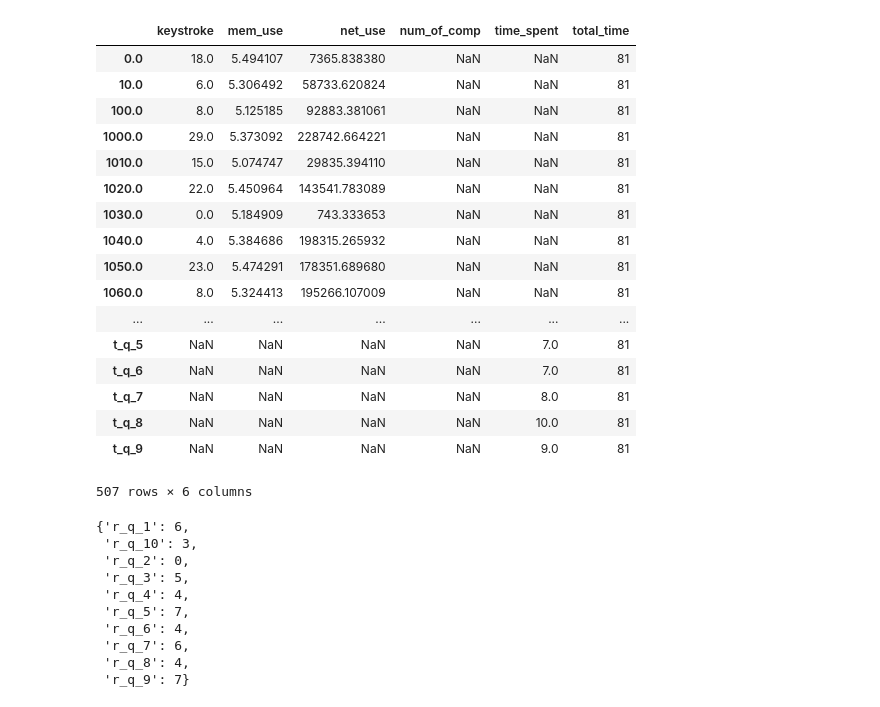
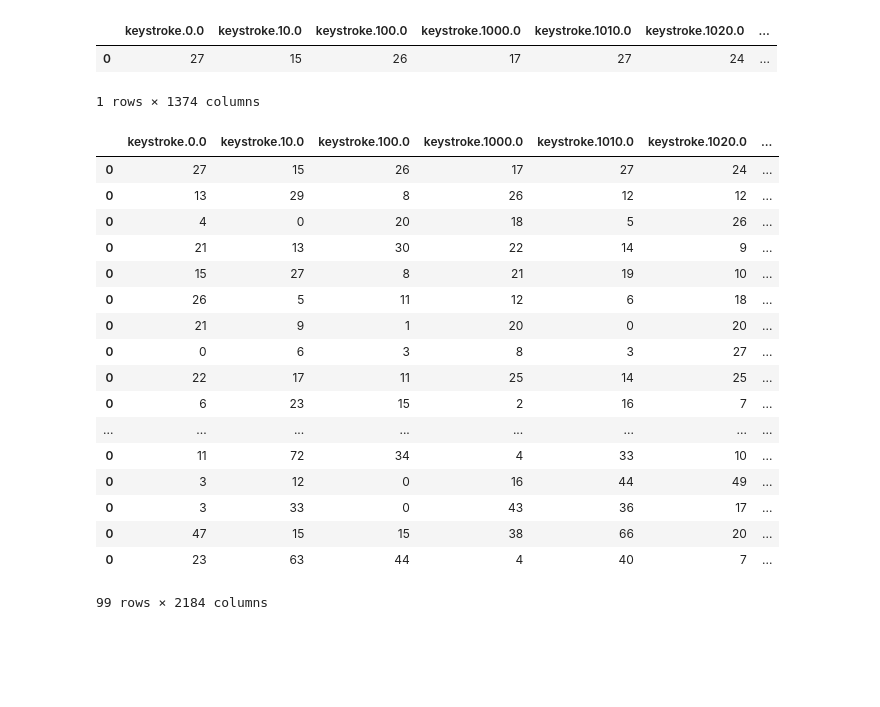
Before and after one commit to myasiny/seas, a Jupyter notebook: Machine Learning/Untitled.ipynb, the cells around one changed output. Drawn from its saved outputs; the diff is of its cells as text; code cells hidden in the pictures; blank space fills up the shorter version.

```diff
--- a/Machine Learning/Untitled.ipynb
+++ b/Machine Learning/Untitled.ipynb
@@ -7,2 +9,4 @@ full_data = json.load(open("fakedata2.json"))
+# %%
+full_data = pickle.load(open("loaded_data.pickle", "rb"))
 # %%
-data = full_data["exam_18"]["std_44"]
+exam_data = full_data["exam_18"]
@@ -11,34 +12,0 @@ df = pd.DataFrame(data)
-# %%
-df
-# %% [output]
-|  | keystroke | mem_use | net_use | num_of_comp | time_spent | total_time |
-| 0.0 | 18.0 | 5.494107 | 7365.838380 | NaN | NaN | 81 |
-| 10.0 | 6.0 | 5.306492 | 58733.620824 | NaN | NaN | 81 |
-| 100.0 | 8.0 | 5.125185 | 92883.381061 | NaN | NaN | 81 |
-| 1000.0 | 29.0 | 5.373092 | 228742.664221 | NaN | NaN | 81 |
-| 1010.0 | 15.0 | 5.074747 | 29835.394110 | NaN | NaN | 81 |
-| 1020.0 | 22.0 | 5.450964 | 143541.783089 | NaN | NaN | 81 |
-| 1030.0 | 0.0 | 5.184909 | 743.333653 | NaN | NaN | 81 |
-| 1040.0 | 4.0 | 5.384686 | 198315.265932 | NaN | NaN | 81 |
-| 1050.0 | 23.0 | 5.474291 | 178351.689680 | NaN | NaN | 81 |
-| 1060.0 | 8.0 | 5.324413 | 195266.107009 | NaN | NaN | 81 |
-| ... | ... | ... | ... | ... | ... | ... |
-| t_q_5 | NaN | NaN | NaN | NaN | 7.0 | 81 |
-| t_q_6 | NaN | NaN | NaN | NaN | 7.0 | 81 |
-| t_q_7 | NaN | NaN | NaN | NaN | 8.0 | 81 |
-| t_q_8 | NaN | NaN | NaN | NaN | 10.0 | 81 |
-| t_q_9 | NaN | NaN | NaN | NaN | 9.0 | 81 |
-507 rows × 6 columns
-# %%
-data["num_of_comp"]
-# %% [output]
-{'r_q_1': 6,
- 'r_q_10': 3,
- 'r_q_2': 0,
- 'r_q_3': 5,
- 'r_q_4': 4,
- 'r_q_5': 7,
- 'r_q_6': 4,
- 'r_q_7': 6,
- 'r_q_8': 4,
- 'r_q_9': 7}
@@ -44,0 +15,37 @@ data["num_of_comp"]
+# %%
+training_data = pd.DataFrame(pd.io.json.json_normalize(exam_data["std_1"]))
+# %%
+training_data
+# %% [output]
+|  | keystroke.0.0 | keystroke.10.0 | keystroke.100.0 | keystroke.1000.0 | keystroke.1010.0 | keystroke.1020.0 | ... |
+| 0 | 27 | 15 | 26 | 17 | 27 | 24 | ... |
+1 rows × 1374 columns
+# %%
+index = 2
+while True:
+    try:
+        name = "std_" + str(index)
+        training_data = training_data.append(pd.io.json.json_normalize(exam_data[name]))
+        index += 1
+    except KeyError:
+        break
+training_data
+# %% [output]
+|  | keystroke.0.0 | keystroke.10.0 | keystroke.100.0 | keystroke.1000.0 | keystroke.1010.0 | keystroke.1020.0 | ... |
+| 0 | 27 | 15 | 26 | 17 | 27 | 24 | ... |
+| 0 | 13 | 29 | 8 | 26 | 12 | 12 | ... |
+| 0 | 4 | 0 | 20 | 18 | 5 | 26 | ... |
+| 0 | 21 | 13 | 30 | 22 | 14 | 9 | ... |
+| 0 | 15 | 27 | 8 | 21 | 19 | 10 | ... |
+| 0 | 26 | 5 | 11 | 12 | 6 | 18 | ... |
+| 0 | 21 | 9 | 1 | 20 | 0 | 20 | ... |
+| 0 | 0 | 6 | 3 | 8 | 3 | 27 | ... |
+| 0 | 22 | 17 | 11 | 25 | 14 | 25 | ... |
+| 0 | 6 | 23 | 15 | 2 | 16 | 7 | ... |
+| ... | ... | ... | ... | ... | ... | ... | ... |
+| 0 | 11 | 72 | 34 | 4 | 33 | 10 | ... |
+| 0 | 3 | 12 | 0 | 16 | 44 | 49 | ... |
+| 0 | 3 | 33 | 0 | 43 | 36 | 17 | ... |
+| 0 | 47 | 15 | 15 | 38 | 66 | 20 | ... |
+| 0 | 23 | 63 | 44 | 4 | 40 | 7 | ... |
+99 rows × 2184 columns
```
Also changed, not shown: parts of 15 cells of this notebook, 4 other files.
